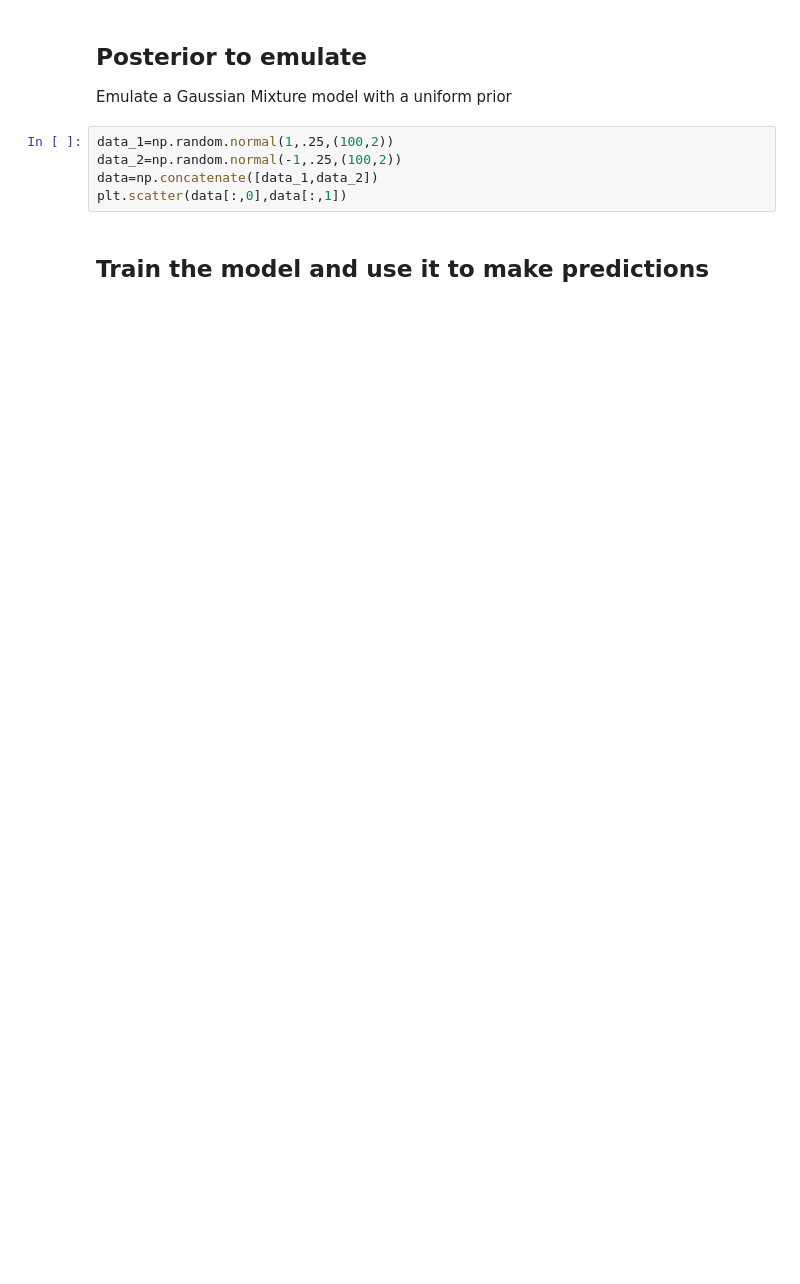
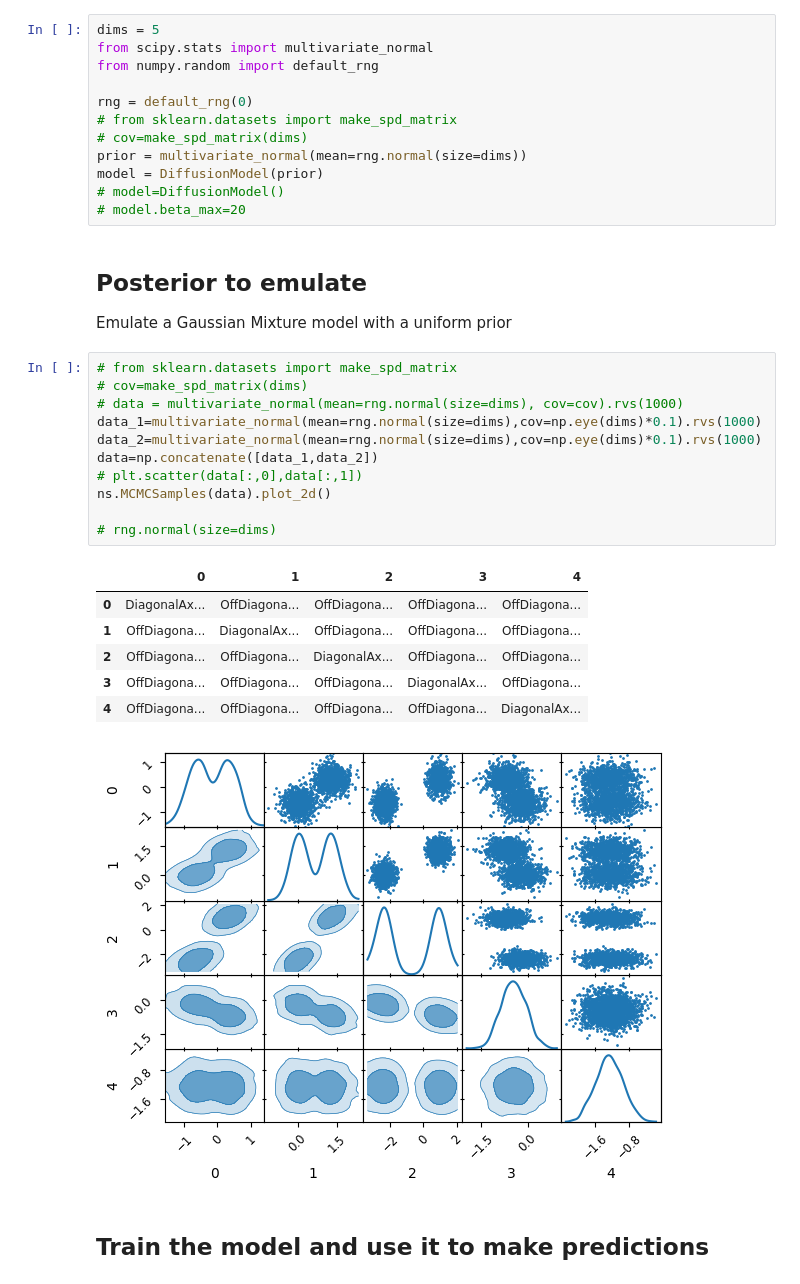
Before and after one commit to yallup/fusions, a Jupyter notebook: tutorial.ipynb, the cells around one changed output. Saved outputs shown, nothing was run; the diff lists cells and outputs as text; blank space fills up the shorter version.

```diff
--- a/tutorial.ipynb
+++ b/tutorial.ipynb
@@ -13,12 +12,38 @@ model = DiffusionModel()
+# %%
+dims = 5
+from scipy.stats import multivariate_normal
+from numpy.random import default_rng
+
+rng = default_rng(0)
+# from sklearn.datasets import make_spd_matrix
+# cov=make_spd_matrix(dims)
+prior = multivariate_normal(mean=rng.normal(size=dims))
+model = DiffusionModel(prior)
+# model=DiffusionModel()
+# model.beta_max=20
 # %% [markdown]
 ## Posterior to emulate
 
 Emulate a Gaussian Mixture model with a uniform prior
-# %%
-data_1=np.random.normal(1,.25,(100,2))
-data_2=np.random.normal(-1,.25,(100,2))
-data=np.concatenate([data_1,data_2])
-plt.scatter(data[:,0],data[:,1])
+# %%
+# from sklearn.datasets import make_spd_matrix
+# cov=make_spd_matrix(dims)
+# data = multivariate_normal(mean=rng.normal(size=dims), cov=cov).rvs(1000)
+data_1=multivariate_normal(mean=rng.normal(size=dims),cov=np.eye(dims)*0.1).rvs(1000)
+data_2=multivariate_normal(mean=rng.normal(size=dims),cov=np.eye(dims)*0.1).rvs(1000)
+data=np.concatenate([data_1,data_2])
+# plt.scatter(data[:,0],data[:,1])
+ns.MCMCSamples(data).plot_2d()
+
+# rng.normal(size=dims)
+# %% [output]
+|  | 0 | 1 | 2 | 3 | 4 |
+| 0 | DiagonalAx... | OffDiagona... | OffDiagona... | OffDiagona... | OffDiagona... |
+| 1 | OffDiagona... | DiagonalAx... | OffDiagona... | OffDiagona... | OffDiagona... |
+| 2 | OffDiagona... | OffDiagona... | DiagonalAx... | OffDiagona... | OffDiagona... |
+| 3 | OffDiagona... | OffDiagona... | OffDiagona... | DiagonalAx... | OffDiagona... |
+| 4 | OffDiagona... | OffDiagona... | OffDiagona... | OffDiagona... | DiagonalAx... |
+[figure, added]
 # %% [markdown]
 ## Train the model and use it to make predictions
 # %%
```
Also changed, not shown: parts of 15 cells of this notebook, 7 other files.
